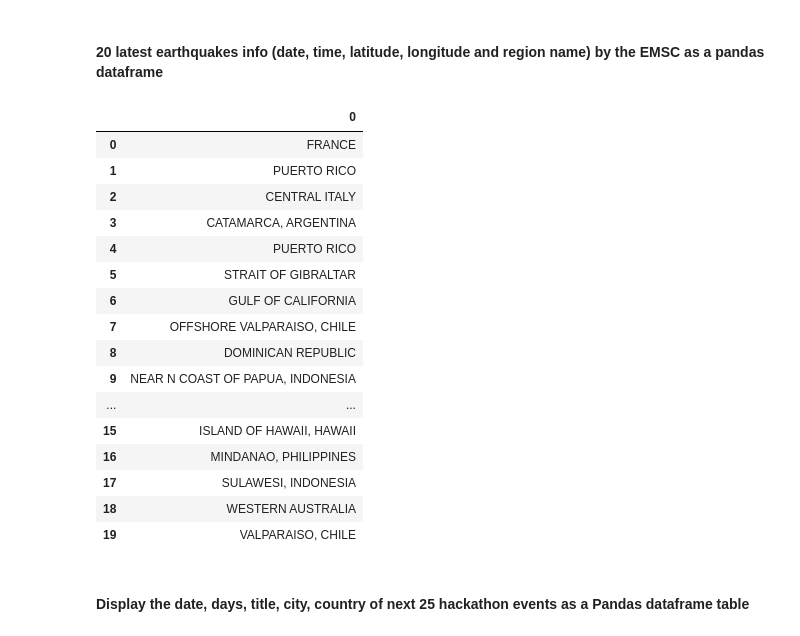
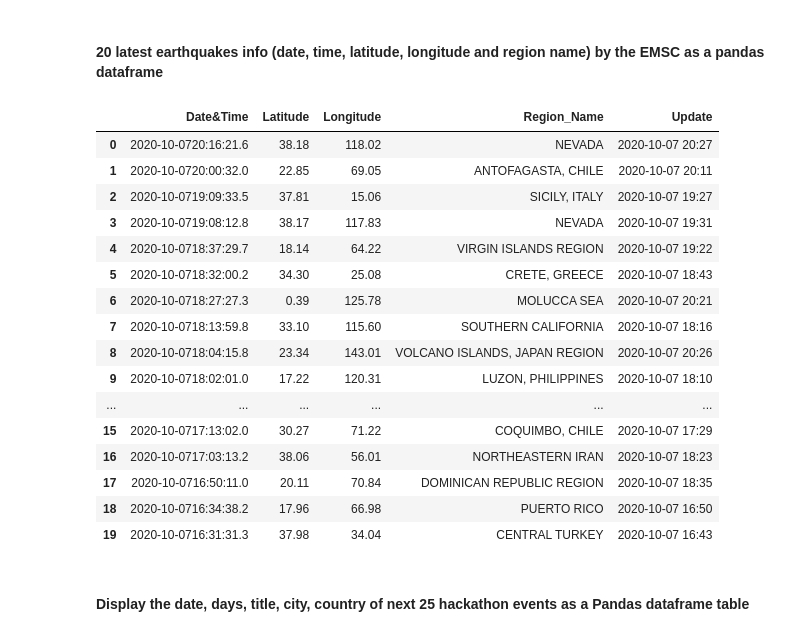
Before and after one commit to Shinan-tech/data-pt-ber-08-20, a Jupyter notebook: Labs/module-1_labs/05_api-web-scraping/02_lab-web-scraping/your-code/main.ipynb, the cells around one changed output. Saved outputs shown, nothing was run; the diff lists cells and outputs as text; code cells hidden in the pictures.

```diff
--- a/Labs/module-1_labs/05_api-web-scraping/02_lab-web-scraping/your-code/main.ipynb
+++ b/Labs/module-1_labs/05_api-web-scraping/02_lab-web-scraping/your-code/main.ipynb
@@ -248,27 +250,35 @@ url = 'https://www.emsc-csem.org/Earthquake/'
-# %%
-#your code
-content = parse_web(url)
-regions = content.find_all("td", {"class" : "tb_region"})
-
-pd.DataFrame([region.text.strip() for region in regions][0:20])
-# %% [output]
-|  | 0 |
-| 0 | FRANCE |
-| 1 | PUERTO RICO |
-| 2 | CENTRAL ITALY |
-| 3 | CATAMARCA, ARGENTINA |
-| 4 | PUERTO RICO |
-| 5 | STRAIT OF GIBRALTAR |
-| 6 | GULF OF CALIFORNIA |
-| 7 | OFFSHORE VALPARAISO, CHILE |
-| 8 | DOMINICAN REPUBLIC |
-| 9 | NEAR N COAST OF PAPUA, INDONESIA |
-| ... | ... |
-| 15 | ISLAND OF HAWAII, HAWAII |
-| 16 | MINDANAO, PHILIPPINES |
-| 17 | SULAWESI, INDONESIA |
-| 18 | WESTERN AUSTRALIA |
-| 19 | VALPARAISO, CHILE |
+# %%
+content = parse_web(url)
+table = content.find('table', attrs={'border':'0'})
+
+table_rows = table.find_all('tr')
+l = []
+for tr in table_rows:
+    td = tr.find_all('td')
+    if tr.text.startswith('earthquake'):
+        row = [re.sub('..min ago$|.hr ..min ago$', '', tr.text.replace("\xa0", "").lstrip("earthquake")) for tr in td]
+        l.append(row)
+df = pd.DataFrame(l, columns=['1','2','3','Date&Time','Latitude','4','Longitude','5','6','7','8','Region_Name','Update'])
+df = df.drop(columns=[str(x) for x in range(1,9)])
+df.head(20)
+# %% [output]
+|  | Date&Time | Latitude | Longitude | Region_Name | Update |
+| 0 | 2020-10-0720:16:21.6 | 38.18 | 118.02 | NEVADA | 2020-10-07 20:27 |
+| 1 | 2020-10-0720:00:32.0 | 22.85 | 69.05 | ANTOFAGASTA, CHILE | 2020-10-07 20:11 |
+| 2 | 2020-10-0719:09:33.5 | 37.81 | 15.06 | SICILY, ITALY | 2020-10-07 19:27 |
+| 3 | 2020-10-0719:08:12.8 | 38.17 | 117.83 | NEVADA | 2020-10-07 19:31 |
+| 4 | 2020-10-0718:37:29.7 | 18.14 | 64.22 | VIRGIN ISLANDS REGION | 2020-10-07 19:22 |
+| 5 | 2020-10-0718:32:00.2 | 34.30 | 25.08 | CRETE, GREECE | 2020-10-07 18:43 |
+| 6 | 2020-10-0718:27:27.3 | 0.39 | 125.78 | MOLUCCA SEA | 2020-10-07 20:21 |
+| 7 | 2020-10-0718:13:59.8 | 33.10 | 115.60 | SOUTHERN CALIFORNIA | 2020-10-07 18:16 |
+| 8 | 2020-10-0718:04:15.8 | 23.34 | 143.01 | VOLCANO ISLANDS, JAPAN REGION | 2020-10-07 20:26 |
+| 9 | 2020-10-0718:02:01.0 | 17.22 | 120.31 | LUZON, PHILIPPINES | 2020-10-07 18:10 |
+| ... | ... | ... | ... | ... | ... |
+| 15 | 2020-10-0717:13:02.0 | 30.27 | 71.22 | COQUIMBO, CHILE | 2020-10-07 17:29 |
+| 16 | 2020-10-0717:03:13.2 | 38.06 | 56.01 | NORTHEASTERN IRAN | 2020-10-07 18:23 |
+| 17 | 2020-10-0716:50:11.0 | 20.11 | 70.84 | DOMINICAN REPUBLIC REGION | 2020-10-07 18:35 |
+| 18 | 2020-10-0716:34:38.2 | 17.96 | 66.98 | PUERTO RICO | 2020-10-07 16:50 |
+| 19 | 2020-10-0716:31:31.3 | 37.98 | 34.04 | CENTRAL TURKEY | 2020-10-07 16:43 |
 # %% [markdown]
 #### Display the date, days, title, city, country of next 25 hackathon events as a Pandas dataframe table
 # %%
```
Also changed, not shown: parts of 6 cells of this notebook, 9 other files.
